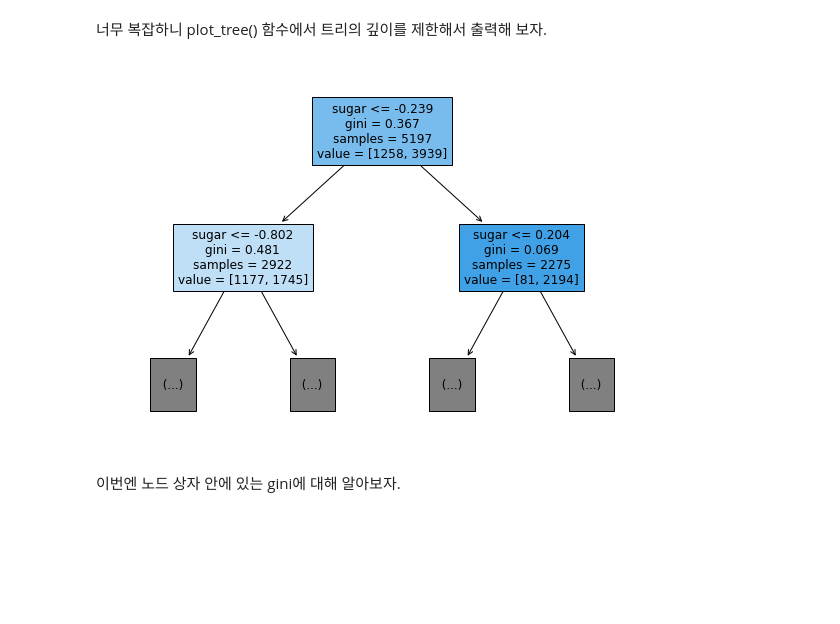
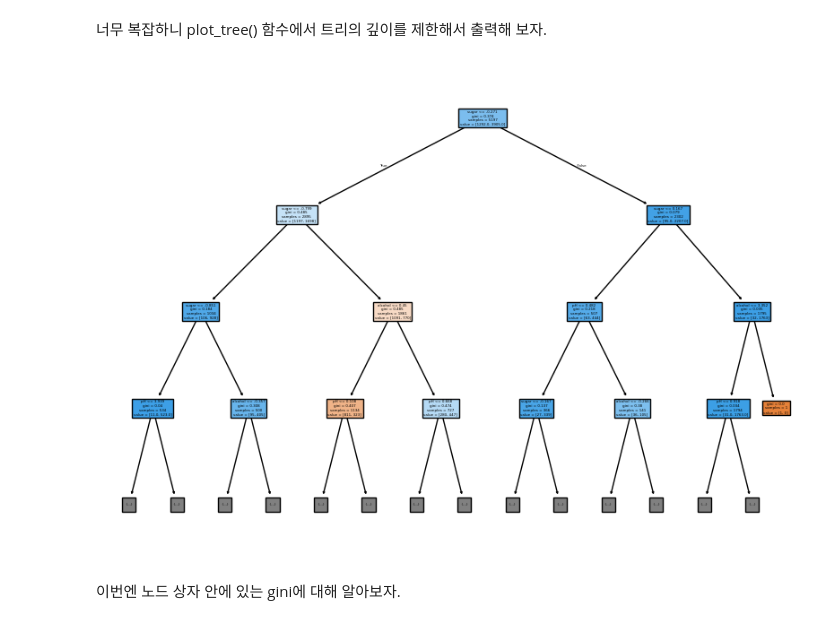
Before and after one commit to Ihan0316/ai_scool, a Jupyter notebook: 7월/7-17/05지도학습-분류3_Wine결정트리_0.ipynb, the cells around one changed output. Saved outputs shown, nothing was run; the diff lists cells and outputs as text; code cells hidden in the pictures; blank space fills up the shorter version.

```diff
--- a/7월/7-17/05지도학습-분류3_Wine결정트리_0.ipynb
+++ b/7월/7-17/05지도학습-분류3_Wine결정트리_0.ipynb
@@ -193,10 +193,11 @@ plt.show()
 # %%
 plt.figure(figsize=(10,7))
 
+plot_tree(dt_clf, filled=True, max_depth=3, feature_names=['alcohol', 'sugar', 'pH'])
 
 plt.show()
 # %% [output]
-[figure, old version]
+[figure, new version]
 # %% [markdown]
 
 이번엔 노드 상자 안에 있는 gini에 대해 알아보자.
```
